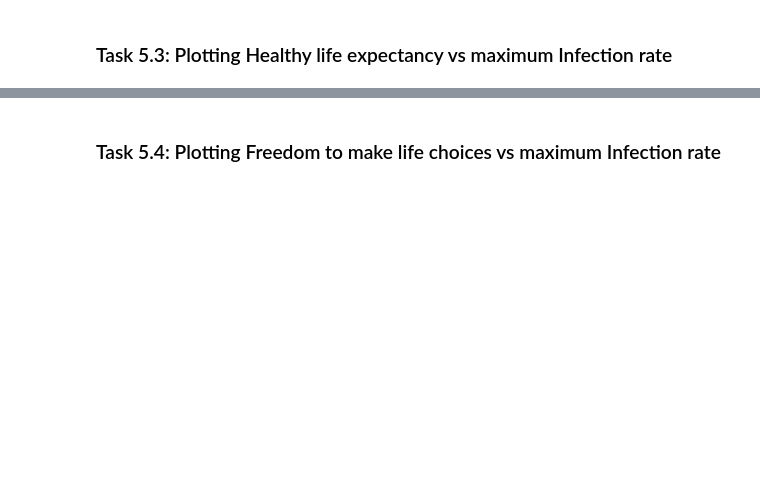
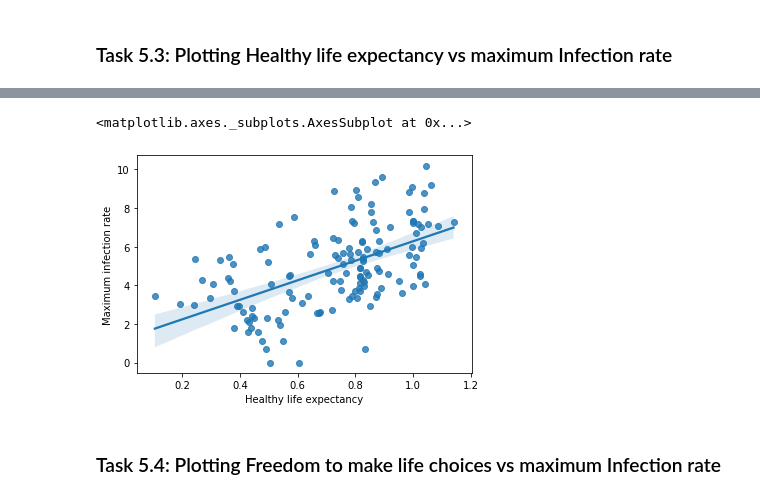
Before and after one commit to Nada-Ashraf/covid19-data-analysis-using-python, a Jupyter notebook: covid19 data analysis notebook.ipynb, the cells around one changed output, grey strips where cells are left out. Saved outputs shown, nothing was run; the diff lists cells and outputs as text; code cells hidden in the pictures; blank space fills up the shorter version.

```diff
--- a/covid19 data analysis notebook.ipynb
+++ b/covid19 data analysis notebook.ipynb
@@ -290,2 +310,7 @@ sns.regplot(x,y_scaled)
+# %%
+sns.regplot(x,y_scaled)
+# %% [output]
+<matplotlib.axes._subplots.AxesSubplot at 0x...>
+[figure, added]
 # %% [markdown]
 ### Task 5.4: Plotting Freedom to make life choices vs maximum Infection rate
```
Also changed, not shown: parts of 6 cells of this notebook.
